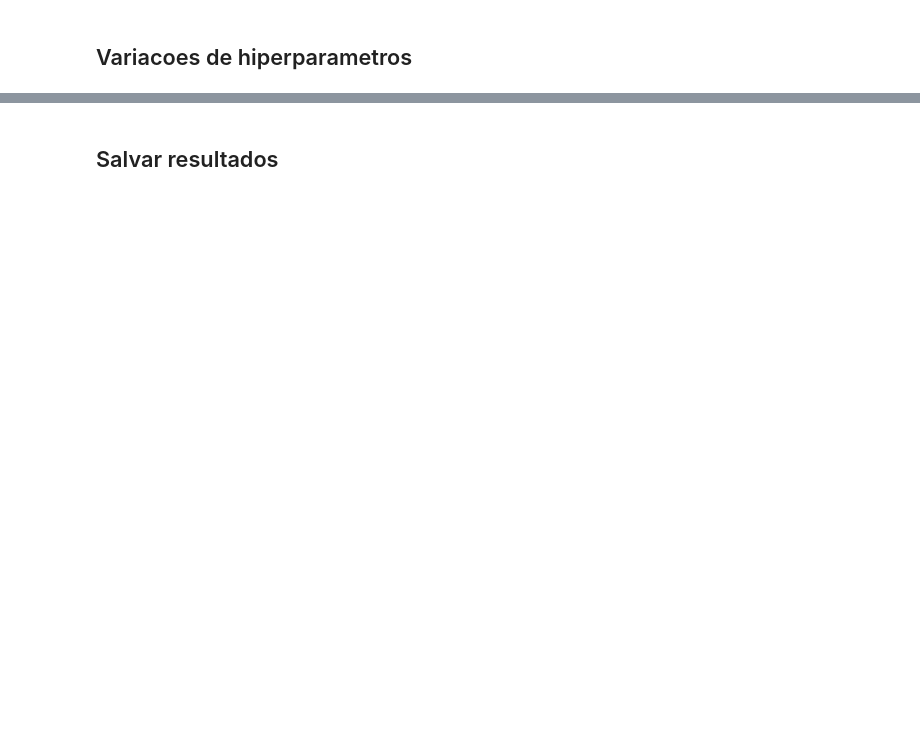
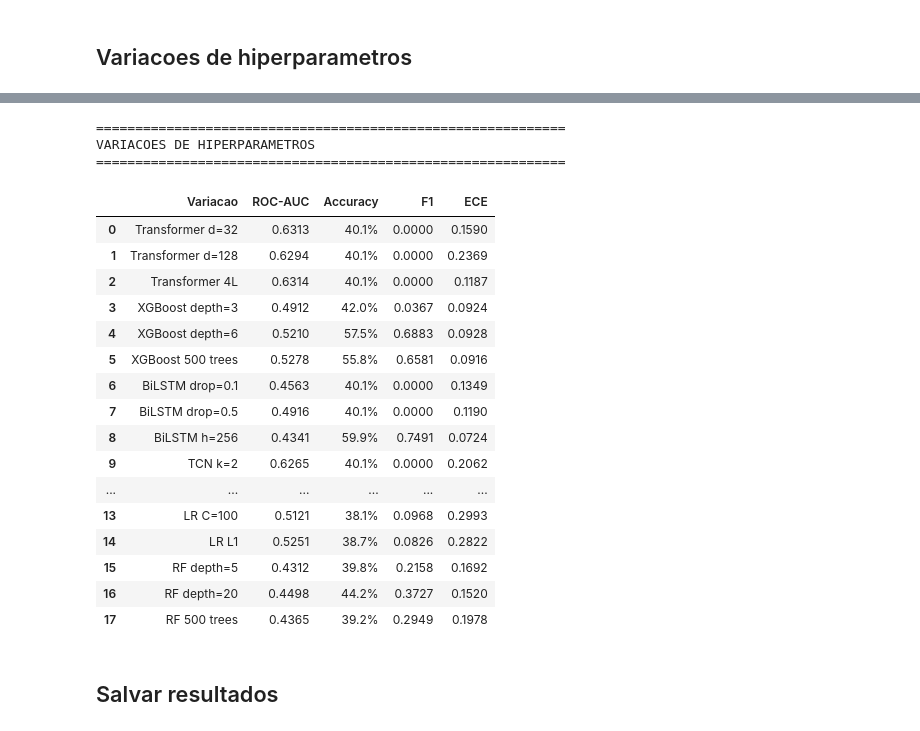
Before and after one commit to andretakeo/tcc-cdia-2026, a Jupyter notebook: 7.model-evaluation/stage5_horizon5.ipynb, the cells around one changed output, grey strips where cells are left out. Saved outputs shown, nothing was run; the diff lists cells and outputs as text; code cells hidden in the pictures; blank space fills up the shorter version.

```diff
--- a/7.model-evaluation/stage5_horizon5.ipynb
+++ b/7.model-evaluation/stage5_horizon5.ipynb
@@ -47,8 +57,7 @@ MODEL_CONFIGS = {
 
 results = {}
 for display_name, config in MODEL_CONFIGS.items():
-    print(f"
-{'='*60}")
+    print(f"{'='*60}")
     print(f"Treinando: {display_name}")
     print(f"{'='*60}")
     results[display_name] = train_and_evaluate(
@@ -159,8 +309,7 @@ VARIATIONS = {
 
 var_results = {}
 for display_name, config in VARIATIONS.items():
-    print(f"
-Variacao: {display_name}")
+    print(f"Variacao: {display_name}")
     var_results[display_name] = train_and_evaluate(
         model_name=config["model_name"],
         data=data,
@@ -171,20 +419,40 @@ Variacao: {display_name}")
 # %%
 var_rows = []
 for name, r in var_results.items():
     var_rows.append({
         "Variacao": name,
         "ROC-AUC": f"{r['classification']['roc_auc']:.4f}",
         "Accuracy": f"{r['classification']['accuracy']:.1%}",
         "F1": f"{r['classification']['f1']:.4f}",
         "ECE": f"{r['calibration']['ece']:.4f}",
     })
 
 df_var = pd.DataFrame(var_rows)
-print("
-" + "="*60)
+print("" + "="*60)
 print("VARIACOES DE HIPERPARAMETROS")
 print("="*60)
 display(df_var)
+# %% [output]
+============================================================
+VARIACOES DE HIPERPARAMETROS
+============================================================
+|  | Variacao | ROC-AUC | Accuracy | F1 | ECE |
+| 0 | Transformer d=32 | 0.6313 | 40.1% | 0.0000 | 0.1590 |
+| 1 | Transformer d=128 | 0.6294 | 40.1% | 0.0000 | 0.2369 |
+| 2 | Transformer 4L | 0.6314 | 40.1% | 0.0000 | 0.1187 |
+| 3 | XGBoost depth=3 | 0.4912 | 42.0% | 0.0367 | 0.0924 |
+| 4 | XGBoost depth=6 | 0.5210 | 57.5% | 0.6883 | 0.0928 |
+| 5 | XGBoost 500 trees | 0.5278 | 55.8% | 0.6581 | 0.0916 |
+| 6 | BiLSTM drop=0.1 | 0.4563 | 40.1% | 0.0000 | 0.1349 |
+| 7 | BiLSTM drop=0.5 | 0.4916 | 40.1% | 0.0000 | 0.1190 |
+| 8 | BiLSTM h=256 | 0.4341 | 59.9% | 0.7491 | 0.0724 |
+| 9 | TCN k=2 | 0.6265 | 40.1% | 0.0000 | 0.2062 |
+| ... | ... | ... | ... | ... | ... |
+| 13 | LR C=100 | 0.5121 | 38.1% | 0.0968 | 0.2993 |
+| 14 | LR L1 | 0.5251 | 38.7% | 0.0826 | 0.2822 |
+| 15 | RF depth=5 | 0.4312 | 39.8% | 0.2158 | 0.1692 |
+| 16 | RF depth=20 | 0.4498 | 44.2% | 0.3727 | 0.1520 |
+| 17 | RF 500 trees | 0.4365 | 39.2% | 0.2949 | 0.1978 |
 # %% [markdown]
 ## Salvar resultados
 # %%
```
Also changed, not shown: parts of 13 cells of this notebook, 3 other files.
